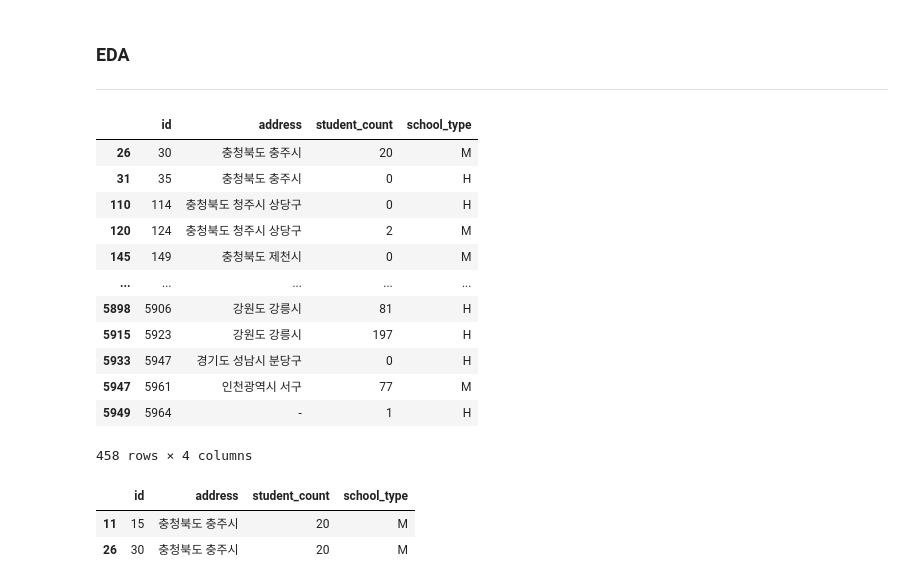
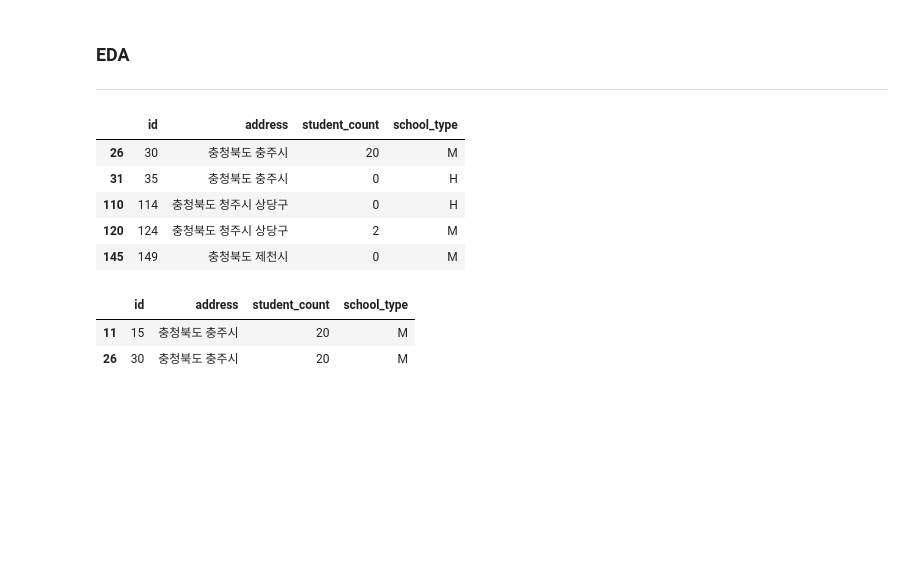
Before and after one commit to seung127/codeit_project, a Jupyter notebook: codeit-project-docker/사전작업_진행중.ipynb, the cells around one changed output. Drawn from its saved outputs; the diff is of its cells as text; code cells hidden in the pictures; blank space fills up the shorter version.

```diff
--- a/codeit-project-docker/사전작업_진행중.ipynb
+++ b/codeit-project-docker/사전작업_진행중.ipynb
@@ -46,9 +46,9 @@ import seaborn as sns
 import matplotlib.dates as mdates
 
 # 좀 더 보기 좋은 display
-from IPython.display import display
+# from IPython.display import display
 
-pd.set_option('display.max_rows', None)
+# pd.set_option('display.max_columns', None)
 # %%
 # 인증
 key_path = "config/key.json"
@@ -1108,21 +1108,14 @@ max     5965.000000      NaN     578.000000         NaN
 ---
 # %%
 # 중복 데이터가 존재하므로 확인
-df_dict["accounts_school"][df_dict["accounts_school"].drop(columns=['id']).duplicated()]
+df_dict["accounts_school"][df_dict["accounts_school"].drop(columns=['id']).duplicated()].head()
 # %% [output]
 |  | id | address | student_count | school_type |
 | 26 | 30 | 충청북도 충주시 | 20 | M |
 | 31 | 35 | 충청북도 충주시 | 0 | H |
 | 110 | 114 | 충청북도 청주시 상당구 | 0 | H |
 | 120 | 124 | 충청북도 청주시 상당구 | 2 | M |
 | 145 | 149 | 충청북도 제천시 | 0 | M |
-| ... | ... | ... | ... | ... |
-| 5898 | 5906 | 강원도 강릉시 | 81 | H |
-| 5915 | 5923 | 강원도 강릉시 | 197 | H |
-| 5933 | 5947 | 경기도 성남시 분당구 | 0 | H |
-| 5947 | 5961 | 인천광역시 서구 | 77 | M |
-| 5949 | 5964 | - | 1 | H |
-458 rows × 4 columns
 # %%
 # 특정 조건 출력
 display(df_dict["accounts_school"][(df_dict["accounts_school"].address == "충청북도 충주시") &
```
Also changed, not shown: parts of 18 cells of this notebook.
